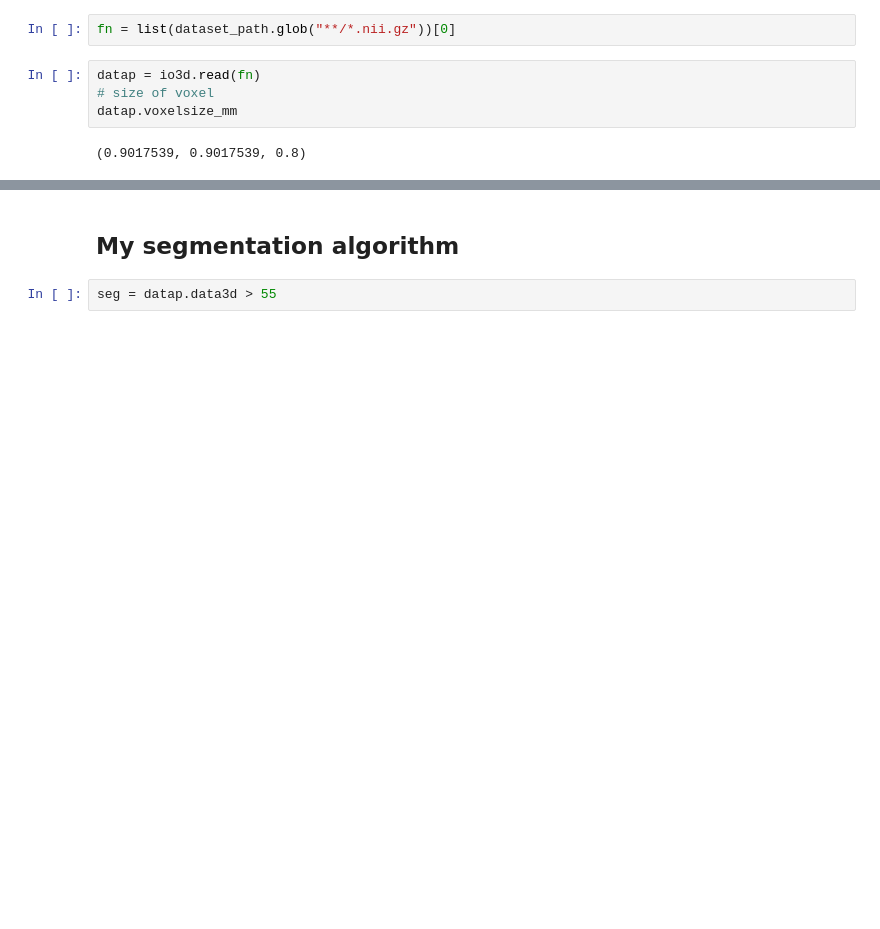
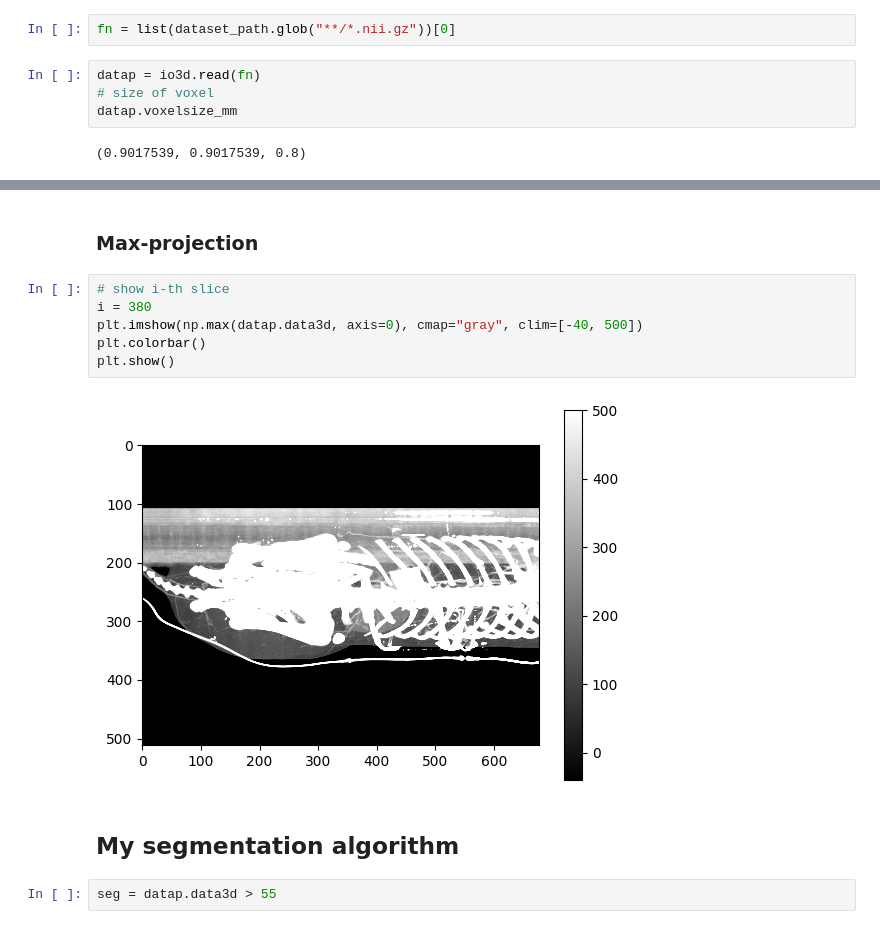
Before and after one commit to mjirik/zdo2025, a Jupyter notebook: ZDO2025.ipynb, the cells around one changed output, grey strips where cells are left out. Saved outputs shown, nothing was run; the diff lists cells and outputs as text; blank space fills up the shorter version.

```diff
--- a/ZDO2025.ipynb
+++ b/ZDO2025.ipynb
@@ -102,3 +125,13 @@ plt.show()
+# %% [markdown]
+### Max-projection
+# %%
+# show i-th slice
+i = 380
+plt.imshow(np.max(datap.data3d, axis=0), cmap="gray", clim=[-40, 500])
+plt.colorbar()
+plt.show()
+# %% [output]
+[figure, added]
 # %% [markdown]
 ## My segmentation algorithm
 # %%
```
Also changed, not shown: parts of 7 cells of this notebook.
